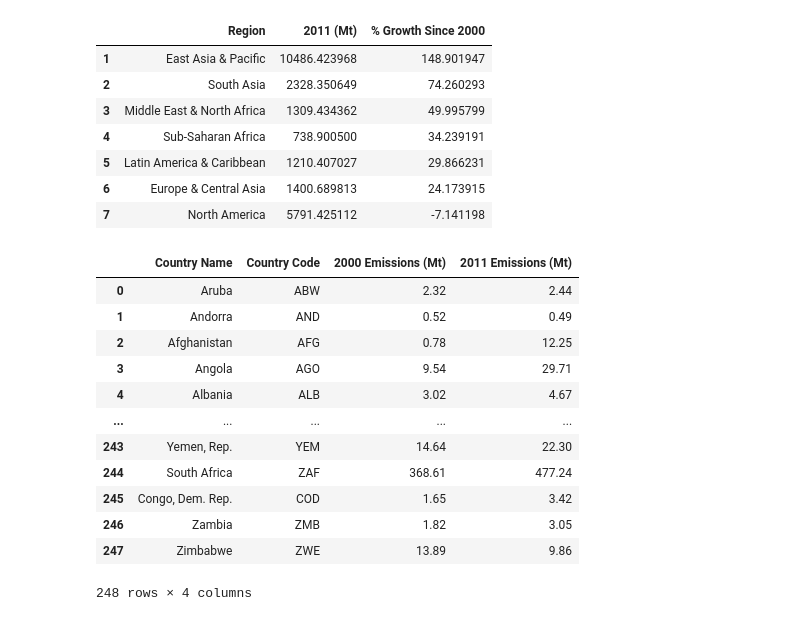
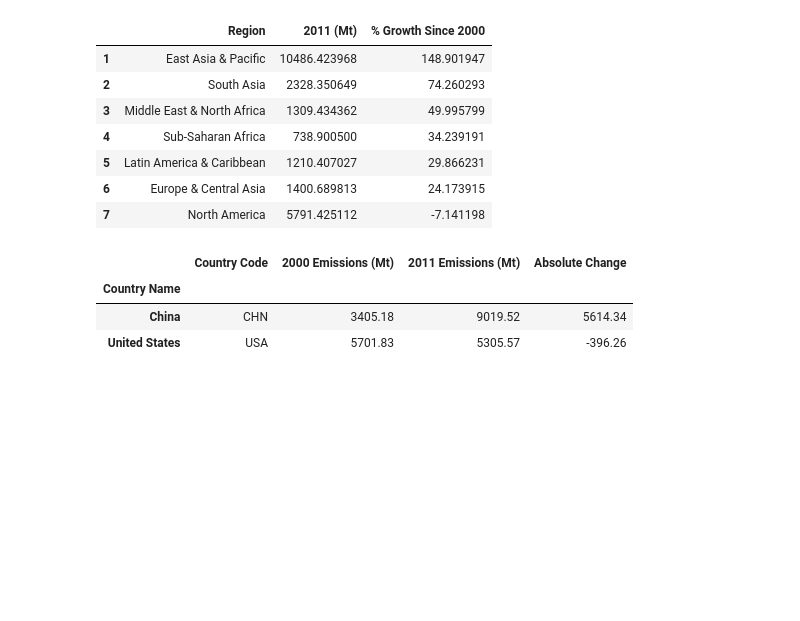
Before and after one commit to sanaullah525/Global-CO2-Emissions-Data-Analysis-Project, a Jupyter notebook: datapr.ipynb, the cells around one changed output. Cells and saved outputs as stored; diff of their text form; code cells hidden in the pictures; blank space fills up the shorter version.

```diff
--- a/datapr.ipynb
+++ b/datapr.ipynb
@@ -438,26 +438,23 @@ Regional Emissions in 2011
 # %%
 # China vs United States Emissions Comparisons
 
 pd.set_option('display.max_columns', None)
 pd.set_option('display.max_rows', 50)
 
 uschdf= dataf[['Country Name', 'Country Code', '2000', '2011']]
 uschdf['2000 Emissions (Mt)']= uschdf['2000']/1000
 uschdf['2011 Emissions (Mt)']= uschdf['2011']/1000
+
+# Adding a new column for Absolute Change.
+uschdf["Absolute Change"]= uschdf['2011 Emissions (Mt)'] - uschdf['2000 Emissions (Mt)']
+uschdf= uschdf.set_index("Country Name")
+uschdf= uschdf.loc[["China", "United States"]]
+
 uschdf = uschdf.drop(['2000', '2011'], axis=1)
 
 uschdf
 # %% [output]
-|  | Country Name | Country Code | 2000 Emissions (Mt) | 2011 Emissions (Mt) |
-| 0 | Aruba | ABW | 2.32 | 2.44 |
-| 1 | Andorra | AND | 0.52 | 0.49 |
-| 2 | Afghanistan | AFG | 0.78 | 12.25 |
-| 3 | Angola | AGO | 9.54 | 29.71 |
-| 4 | Albania | ALB | 3.02 | 4.67 |
-| ... | ... | ... | ... | ... |
-| 243 | Yemen, Rep. | YEM | 14.64 | 22.30 |
-| 244 | South Africa | ZAF | 368.61 | 477.24 |
-| 245 | Congo, Dem. Rep. | COD | 1.65 | 3.42 |
-| 246 | Zambia | ZMB | 1.82 | 3.05 |
-| 247 | Zimbabwe | ZWE | 13.89 | 9.86 |
+|  | Country Code | 2000 Emissions (Mt) | 2011 Emissions (Mt) | Absolute Change |
+| Country Name |  |  |  |  |
+| China | CHN | 3405.18 | 9019.52 | 5614.34 |
+| United States | USA | 5701.83 | 5305.57 | -396.26 |
-248 rows × 4 columns
```
Also changed, not shown: parts of 1 cell of this notebook.
